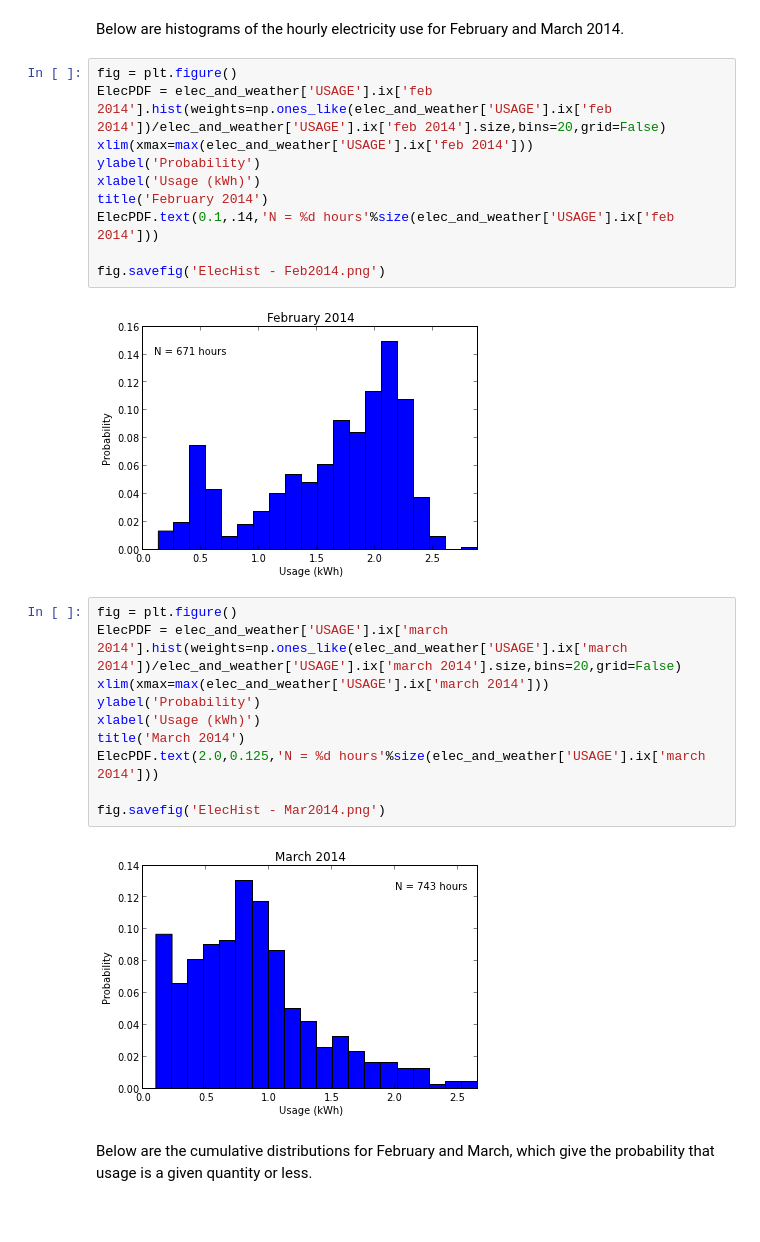
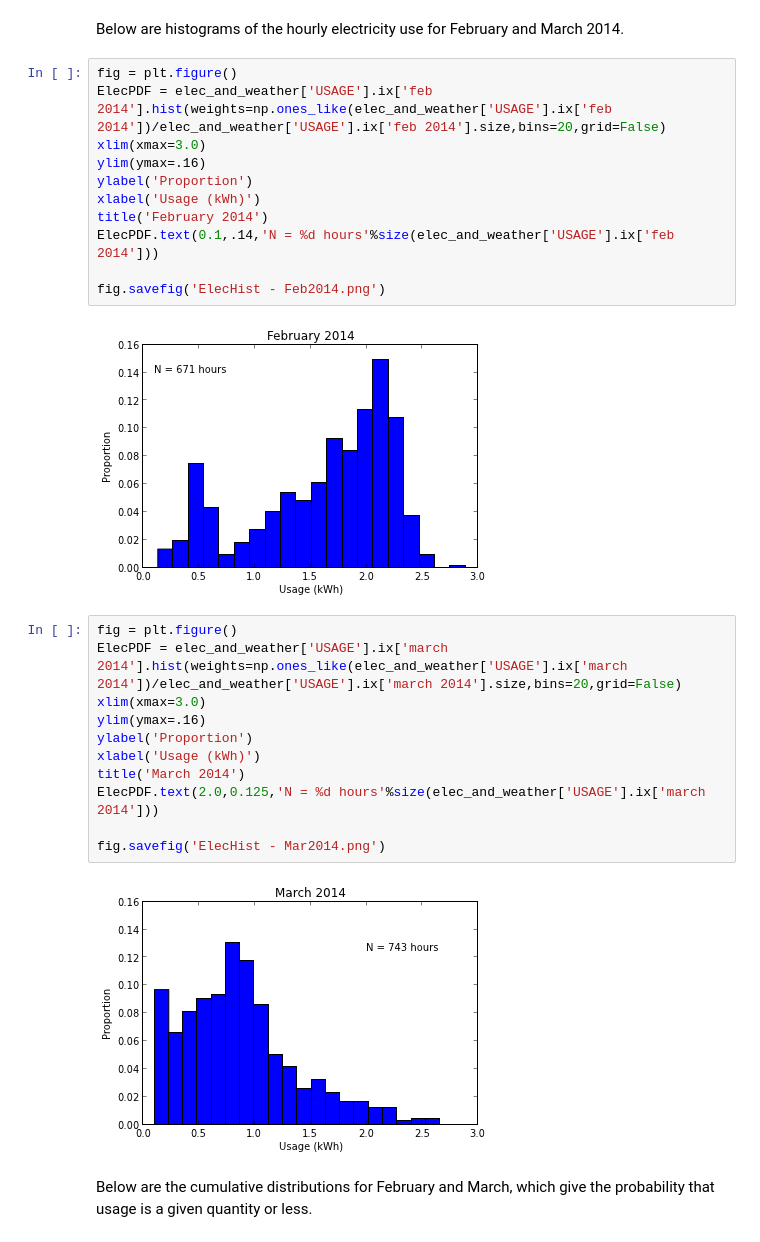
Before and after one commit to jtelszasz/my_energy_forecast_SVR, a Jupyter notebook: My_Energy.ipynb, the cells around one changed output. Cells and saved outputs as stored; diff of their text form.

Commit message:
more plots, cleaned notebooks and started SVM notebook

```diff
--- a/My_Energy.ipynb
+++ b/My_Energy.ipynb
@@ -33,27 +33,29 @@ Below are histograms of the hourly electricity use for February and March 2014.
 # %%
 fig = plt.figure()
 ElecPDF = elec_and_weather['USAGE'].ix['feb 2014'].hist(weights=np.ones_like(elec_and_weather['USAGE'].ix['feb 2014'])/elec_and_weather['USAGE'].ix['feb 2014'].size,bins=20,grid=False)
-xlim(xmax=max(elec_and_weather['USAGE'].ix['feb 2014']))
-ylabel('Probability')
+xlim(xmax=3.0)
+ylim(ymax=.16)
+ylabel('Proportion')
 xlabel('Usage (kWh)')
 title('February 2014')
 ElecPDF.text(0.1,.14,'N = %d hours'%size(elec_and_weather['USAGE'].ix['feb 2014']))
 
 fig.savefig('ElecHist - Feb2014.png')
 # %% [output]
-[figure, old version]
+[figure, new version]
 # %%
 fig = plt.figure()
 ElecPDF = elec_and_weather['USAGE'].ix['march 2014'].hist(weights=np.ones_like(elec_and_weather['USAGE'].ix['march 2014'])/elec_and_weather['USAGE'].ix['march 2014'].size,bins=20,grid=False)
-xlim(xmax=max(elec_and_weather['USAGE'].ix['march 2014']))
-ylabel('Probability')
+xlim(xmax=3.0)
+ylim(ymax=.16)
+ylabel('Proportion')
 xlabel('Usage (kWh)')
 title('March 2014')
 ElecPDF.text(2.0,0.125,'N = %d hours'%size(elec_and_weather['USAGE'].ix['march 2014']))
 
 fig.savefig('ElecHist - Mar2014.png')
 # %% [output]
-[figure, old version]
+[figure, new version]
 # %% [markdown]
 Below are the cumulative distributions for February and March, which give the probability that usage is a given quantity or less.
 # %%
```
Also changed, not shown: parts of 1 cell of this notebook, 11 other files.
